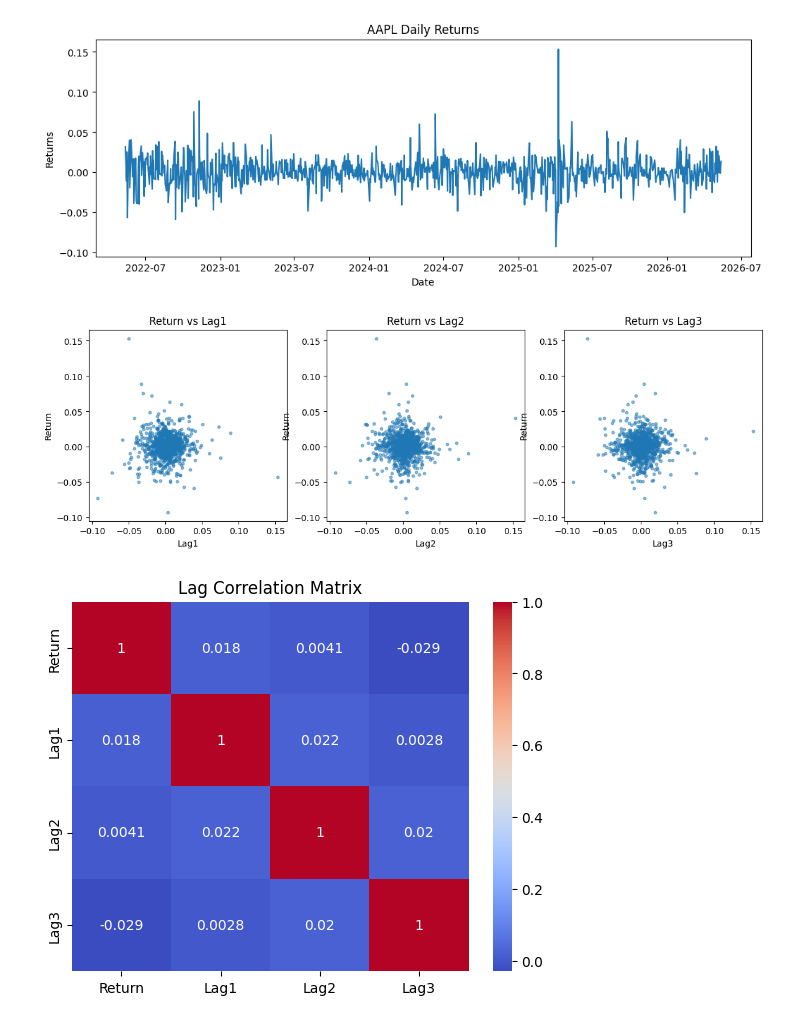
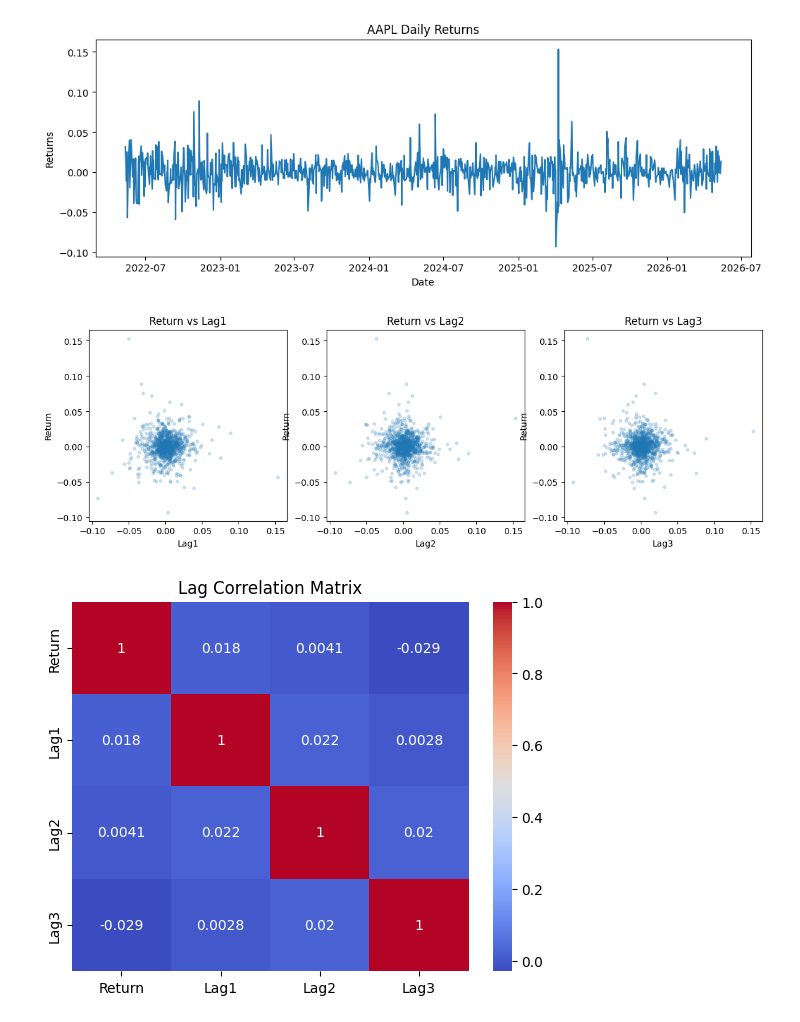
Before and after one commit to thehiaguy/StockReturnPred, a Jupyter notebook: notebooks/01_eda.ipynb, the cells around one changed output. Cells and saved outputs as stored; diff of their text form; code cells hidden in the pictures.

```diff
--- a/notebooks/01_eda.ipynb
+++ b/notebooks/01_eda.ipynb
@@ -380,17 +376,17 @@ plt.show()
 # %%
 #Lag correlation scatter plot
 fig, axes = plt.subplots(1,3,figsize=(14,4))
 
 for i, lag in enumerate(['Lag1', 'Lag2', 'Lag3']):
-    axes[i].scatter(history[lag], history['Return'], alpha=0.5, s=10)
+    axes[i].scatter(history[lag], history['Return'], alpha=0.2, s=10)
     axes[i].set_xlabel(lag)
     axes[i].set_ylabel('Return')
     axes[i].set_title(f'Return vs {lag}')
 
 plt.tight_layout
 plt.show()
 # %% [output]
-[figure, old version]
+[figure, new version]
 # %%
 #correlation heatmap
 corr = history[['Return','Lag1','Lag2','Lag3']].corr()
```
Also changed, not shown: parts of 4 cells of this notebook, 6 other files.
